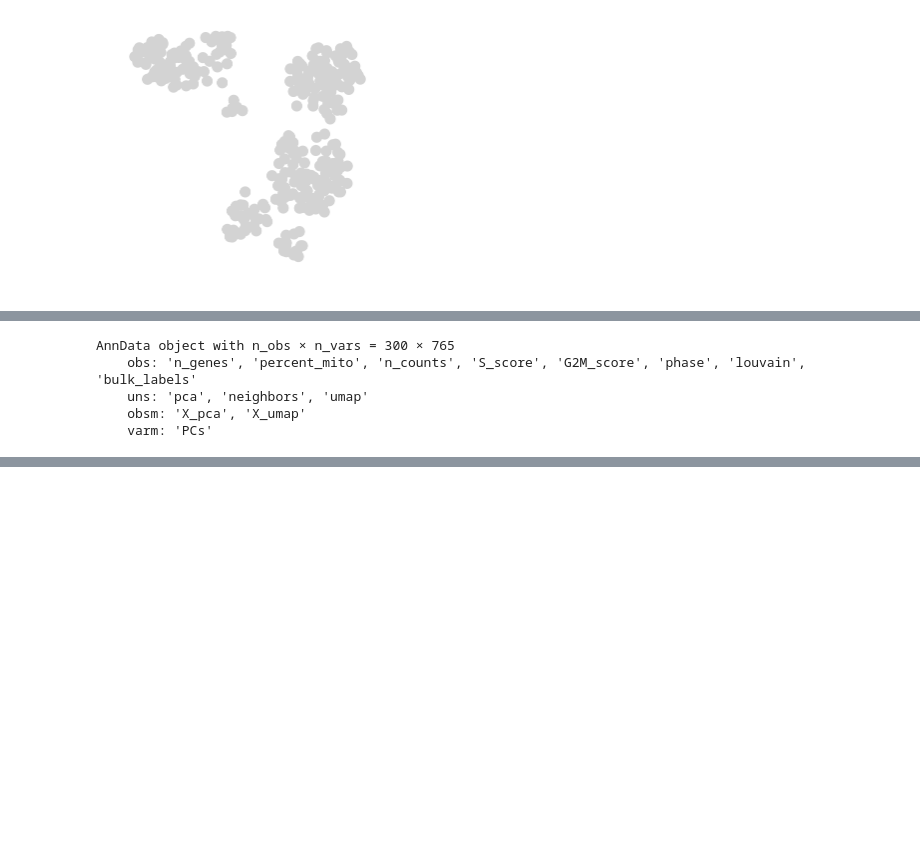
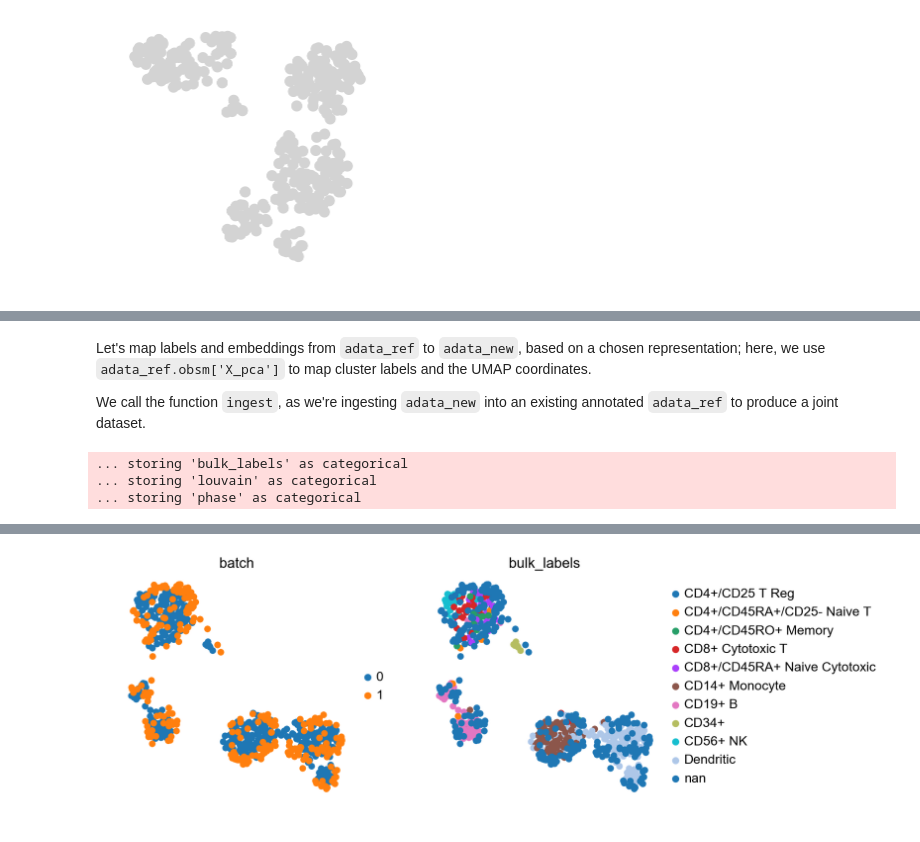
Before and after one commit to Koncopd/anndata-scanpy-benchmarks, a Jupyter notebook: Ingest-simple.ipynb, the cells around one changed output, grey strips where cells are left out. Drawn from its saved outputs; the diff is of its cells as text; code cells hidden in the pictures; blank space fills up the shorter version.

```diff
--- a/use_Ingest.ipynb
+++ b/Ingest-simple.ipynb
@@ -19,4 +14,4 @@ AnnData object with n_obs × n_vars = 700 × 765
 # %%
 adata_ref = sc.AnnData(pbmc.X[:n_split, :], obs=pbmc.obs.iloc[:n_split])
-adata_new = sc.AnnData(pbmc.X[n_split:, :], obs=pbmc.obs.iloc[n_split:])
+adata_new = sc.AnnData(pbmc.X[n_split:, :])
 # %% [markdown]
@@ -81,8 +35,14 @@ ing.knn_classify(adata_new, 'bulk_labels')
-# %%
-adata_new
-# %% [output]
-AnnData object with n_obs × n_vars = 300 × 765
-    obs: 'n_genes', 'percent_mito', 'n_counts', 'S_score', 'G2M_score', 'phase', 'louvain', 'bulk_labels'
-    uns: 'pca', 'neighbors', 'umap'
-    obsm: 'X_pca', 'X_umap'
-    varm: 'PCs'
+# %% [markdown]
+Let's map labels and embeddings from `adata_ref` to `adata_new`, based on a chosen representation; here, we use `adata_ref.obsm['X_pca']` to map cluster labels and the UMAP coordinates.
+
+We call the function `ingest`, as we're ingesting `adata_new` into an existing annotated `adata_ref` to produce a joint dataset.
+# %%
+adata_joint = ingest(adata_new, adata_ref, obs='bulk_labels', return_joint=True)
+# %%
+sc.pl.umap(
+    adata_joint, color=['batch', 'bulk_labels'],
+    palette=adata_ref.uns['bulk_labels_colors'])
+# %% [output]
+... storing 'bulk_labels' as categorical
+... storing 'louvain' as categorical
+... storing 'phase' as categorical
@@ -88,0 +50 @@ AnnData object with n_obs × n_vars = 300 × 765
+[figure, added]
```
Also changed, not shown: parts of 21 cells of this notebook, 1 other file.
